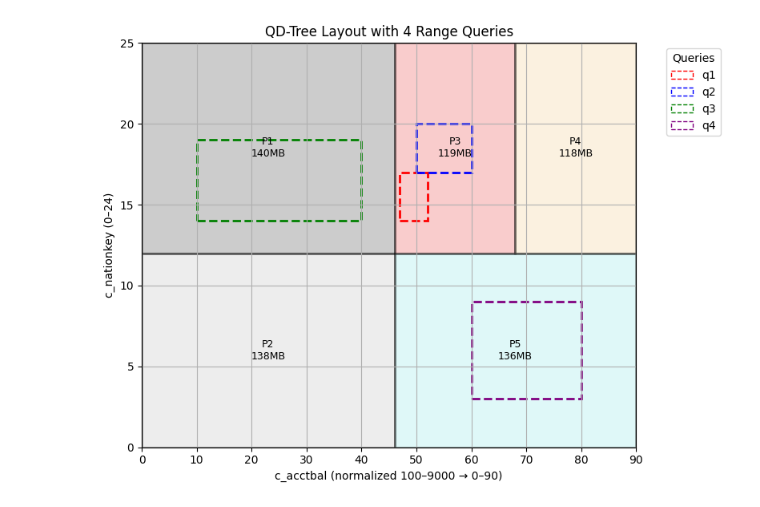
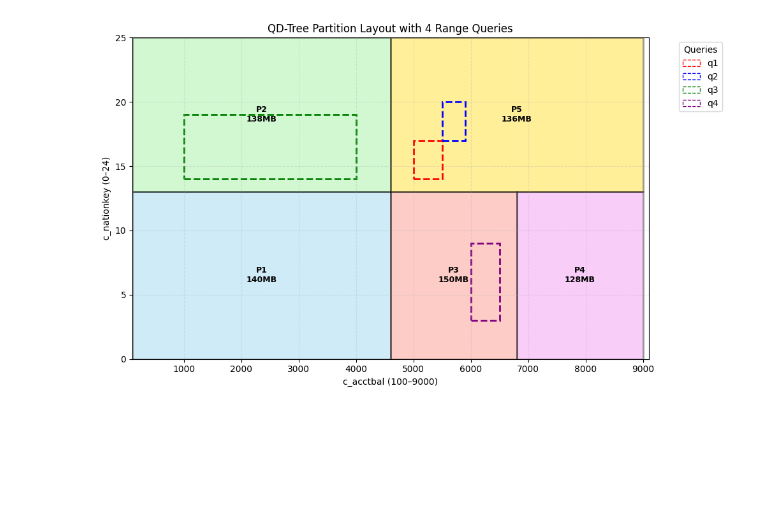
Before and after one commit to Mahima-Dewangan/SUMMER_PROJECT, a Jupyter notebook: PARTITION_2/CODES/Partition_Layout_QH.ipynb, the cells around one changed output. Drawn from its saved outputs; the diff is of its cells as text; code cells hidden in the pictures; blank space fills up the shorter version.

```diff
--- a/PARTITION_2/CODES/Partition_Layout_QH.ipynb
+++ b/PARTITION_2/CODES/Partition_Layout_QH.ipynb
@@ -1,54 +1,54 @@
 # %%
-# Re-import necessary libraries due to kernel reset
 import matplotlib.pyplot as plt
 import matplotlib.patches as patches
 
-# Re-define partition layout
+# Partition layout (based on actual c_acctbal and c_nationkey ranges)
 partitions = [
-    {'id': 'P1', 'x': 0, 'y': 12, 'width': 46, 'height': 13, 'color': 'gray', 'size': 140},
-    {'id': 'P2', 'x': 0, 'y': 0,  'width': 46, 'height': 12, 'color': 'lightgray', 'size': 138},
-    {'id': 'P3', 'x': 46, 'y': 12, 'width': 22, 'height': 13, 'color': 'lightcoral', 'size': 119},
-    {'id': 'P4', 'x': 68, 'y': 12, 'width': 22, 'height': 13, 'color': 'wheat', 'size': 118},
-    {'id': 'P5', 'x': 46, 'y': 0,  'width': 44, 'height': 12, 'color': 'paleturquoise', 'size': 136},
+    {'id': 'P1', 'x': 100, 'y': 0, 'width': 4600 - 100, 'height': 13, 'color': 'skyblue', 'size': 140},
+    {'id': 'P2', 'x': 100, 'y': 13, 'width': 4600 - 100, 'height': 12, 'color': 'lightgreen', 'size': 138},
+    {'id': 'P3', 'x': 4601, 'y': 0, 'width': 6800 - 4601, 'height': 13, 'color': 'salmon', 'size': 150},
+    {'id': 'P4', 'x': 6801, 'y': 0, 'width': 9000 - 6801, 'height': 13, 'color': 'violet', 'size': 128},
+    {'id': 'P5', 'x': 4601, 'y': 13, 'width': 9000 - 4601, 'height': 12, 'color': 'gold', 'size': 136}
 ]
 
-# Define 4 queries: 2 in P3, 1 in P1, 1 in P5
+# Define 4 queries (coordinates in same scale as acctbal and nationkey)
 queries = [
-    {'id': 'q1', 'x': 47, 'y': 14, 'width': 5, 'height': 3, 'color': 'red'},
-    {'id': 'q2', 'x': 50, 'y': 17, 'width': 10, 'height': 3, 'color': 'blue'},
-    {'id': 'q3', 'x': 10, 'y': 14, 'width': 30, 'height': 5, 'color': 'green'},
-    {'id': 'q4', 'x': 60, 'y': 3, 'width': 20, 'height': 6, 'color': 'purple'},
+    {'id': 'q1', 'x': 5000, 'y': 14, 'width': 500, 'height': 3, 'color': 'red'},
+    {'id': 'q2', 'x': 5500, 'y': 17, 'width': 400, 'height': 3, 'color': 'blue'},
+    {'id': 'q3', 'x': 1000, 'y': 14, 'width': 3000, 'height': 5, 'color': 'green'},
+    {'id': 'q4', 'x': 6000, 'y': 3, 'width': 500, 'height': 6, 'color': 'purple'},
 ]
 
 # Plot partitions and queries
-fig, ax = plt.subplots(figsize=(8, 6))
+fig, ax = plt.subplots(figsize=(10, 6))
 
 # Draw partitions
 for p in partitions:
     rect = patches.Rectangle((p['x'], p['y']), p['width'], p['height'],
                              linewidth=2, edgecolor='black', facecolor=p['color'], alpha=0.4)
     ax.add_patch(rect)
     ax.text(p['x'] + p['width']/2, p['y'] + p['height']/2,
-            f"{p['id']}\n{p['size']}MB", fontsize=9, ha='center', va='center', color='black')
+            f"{p['id']}\n{p['size']}MB", fontsize=9, ha='center', va='center', color='black', weight='bold')
 
 # Draw query boxes
 for q in queries:
     rect = patches.Rectangle((q['x'], q['y']), q['width'], q['height'],
                              linewidth=2, edgecolor=q['color'], facecolor='none', linestyle='--', label=q['id'])
     ax.add_patch(rect)
 
-# Axis labels and legend
-ax.set_xlim(0, 90)
+# Axis labels and limits
+ax.set_xlim(100, 9100)
 ax.set_ylim(0, 25)
-ax.set_xlabel("c_acctbal (normalized 100–9000 → 0–90)")
+ax.set_xlabel("c_acctbal (100–9000)")
 ax.set_ylabel("c_nationkey (0–24)")
-ax.set_title("QD-Tree Layout with 4 Range Queries")
+ax.set_title("QD-Tree Partition Layout with 4 Range Queries")
 
 # Unique legend
 handles = [patches.Patch(edgecolor=q['color'], facecolor='none', linestyle='--', label=q['id']) for q in queries]
 plt.legend(handles=handles, title="Queries", bbox_to_anchor=(1.05, 1), loc='upper left')
-plt.grid(True)
+
+plt.grid(True, linestyle='--', alpha=0.3)
 plt.tight_layout()
 plt.show()
 # %% [output]
-[figure, old version]
+[figure, new version]
```
Also changed, not shown: 16 other files.
